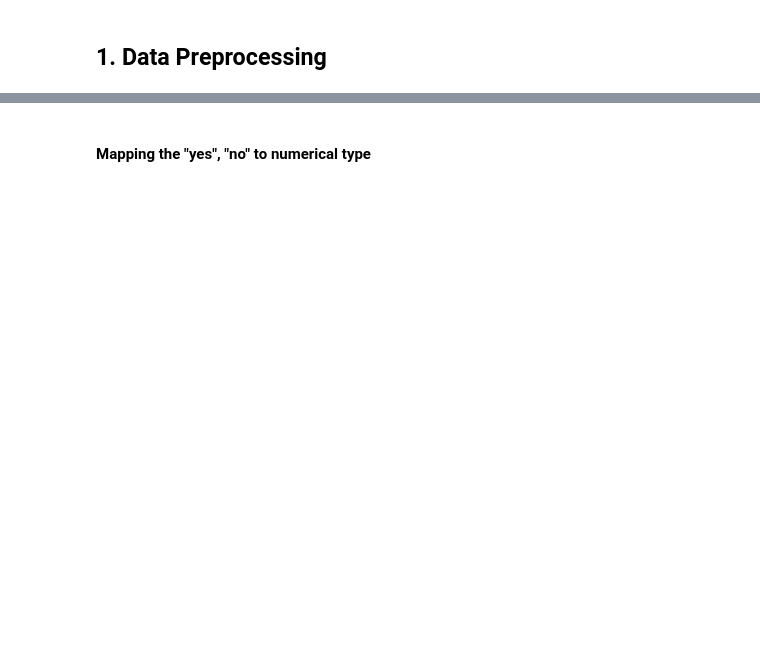
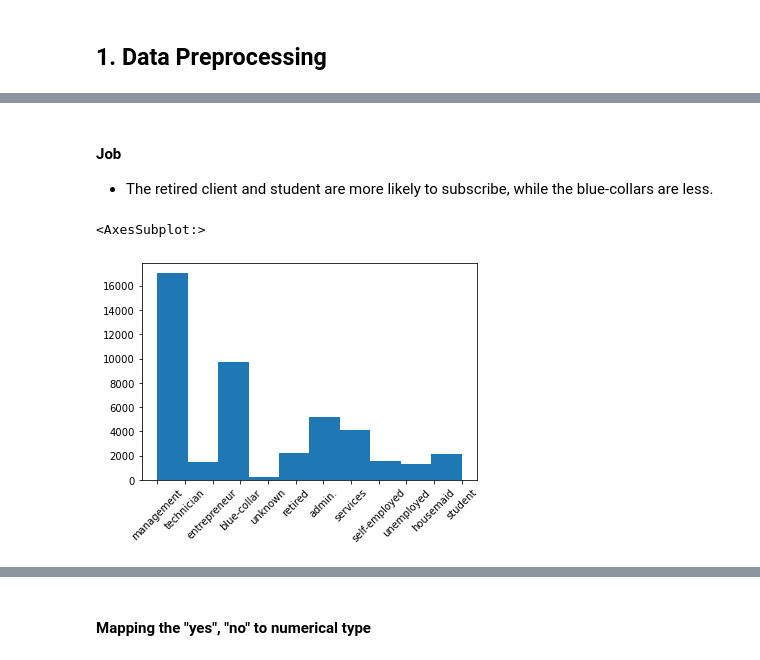
Before and after one commit to bowcai/bank-analysis, a Jupyter notebook: bank-analysis.ipynb, the cells around one changed output, grey strips where cells are left out. Cells and saved outputs as stored; diff of their text form; code cells hidden in the pictures; blank space fills up the shorter version.

```diff
--- a/bank-analysis.ipynb
+++ b/bank-analysis.ipynb
@@ -46,0 +39,8 @@ dtype: object
+# %% [markdown]
+#### Job
+- The retired client and student are more likely to subscribe, while the blue-collars are less.
+# %%
+df['job'].hist(grid=False, xrot=45)
+# %% [output]
+<AxesSubplot:>
+[figure, added]
```
Also changed, not shown: parts of 69 cells of this notebook.
